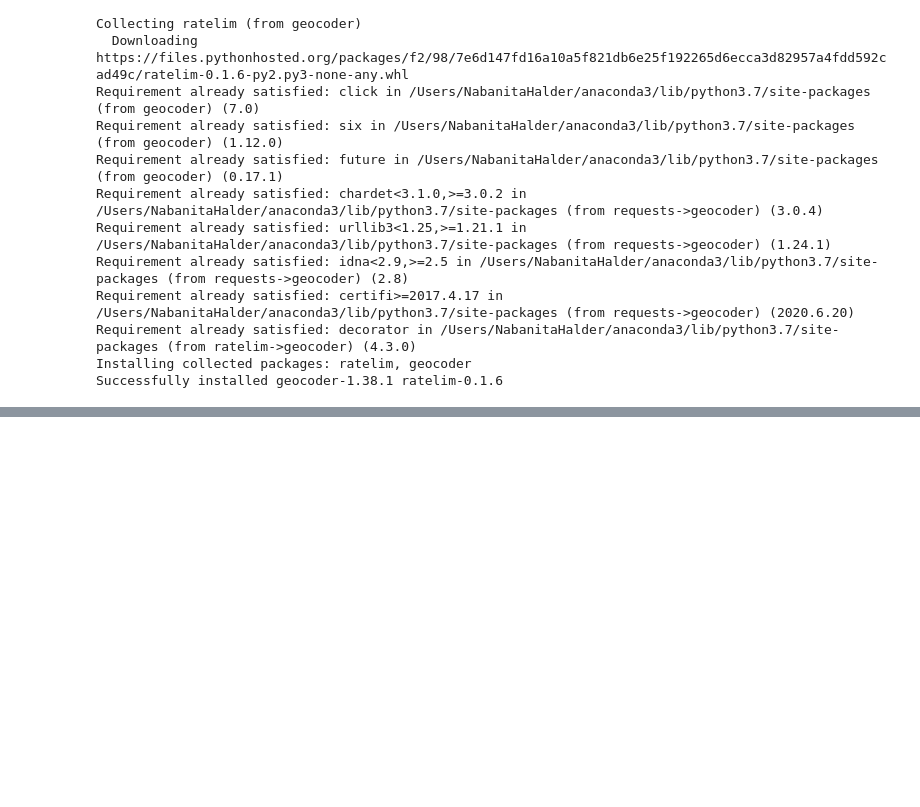
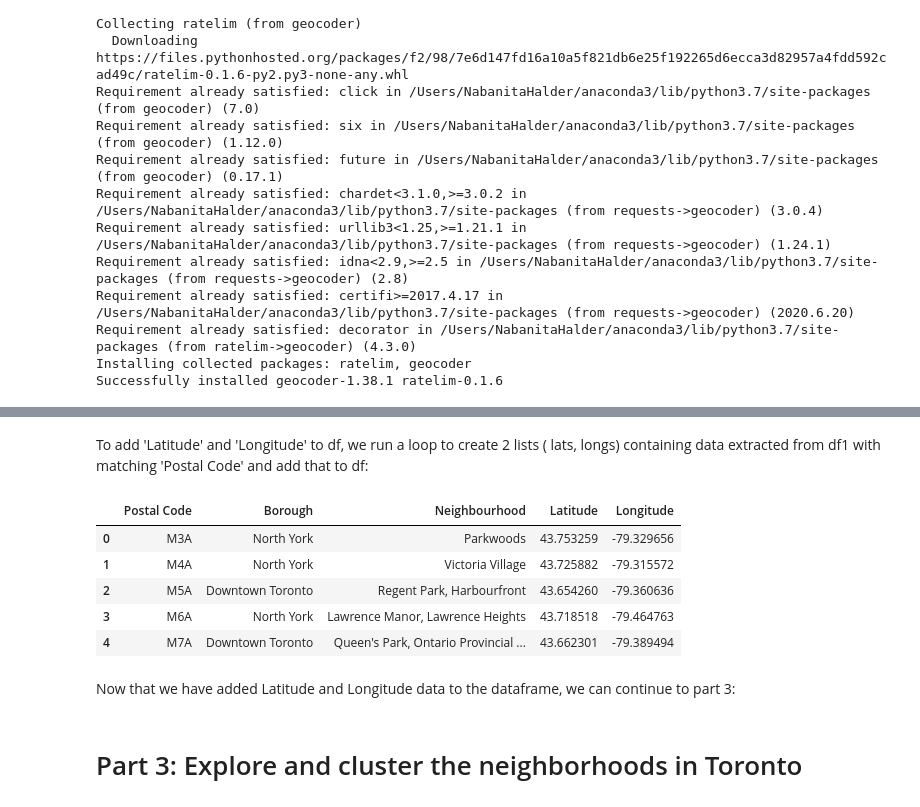
Before and after one commit to SV-Dip/Coursera_Capstone, a Jupyter notebook: Neighborhoods_Toronto.ipynb, the cells around one changed output, grey strips where cells are left out. Drawn from its saved outputs; the diff is of its cells as text; code cells hidden in the pictures; blank space fills up the shorter version.

```diff
--- a/Neighborhoods_Toronto.ipynb
+++ b/Neighborhoods_Toronto.ipynb
@@ -96,0 +101,20 @@ import geocoder
+# %%
+lat_lng_coords = None
+
+lats = []
+longs = []
+# %%
+for index, row in df.iterrows():
+    postal_code = row[0]
+    lat_lng_coords = None
+    while(lat_lng_coords is None):
+        g = geocoder.google('{}, Toronto, Ontario'.format(postal_code))
+        lat_lng_coords = g.latlng
+
+    lats.append(lat_lng_coords[0])
+    longs.append(lat_lng_coords[1])
+
+df['Latitude'] = lats
+df['Longitude'] = longs
+
+df
@@ -96,0 +126,4 @@ import geocoder
+# %%
+df1 = pd.read_csv('Geospatial_Coordinates.csv')
+
+df1.head()
@@ -96,0 +137,29 @@ import geocoder
+# %% [markdown]
+To add 'Latitude' and 'Longitude' to df, we run a loop to create 2 lists ( lats, longs) containing data extracted from df1 with matching 'Postal Code' and add that to df:
+# %%
+lats = []
+longs = []
+
+for i in range(0,len(df.index)):
+    for j in range(0, len(df1.index)):
+        if df['Postal Code'][i] == df1['Postal Code'][j]:
+            x = df1['Latitude'][j]
+            y = df1['Longitude'][j]
+            lats.append(x)
+            longs.append(y)
+
+df['Latitude'] = lats
+df['Longitude'] = longs
+# %%
+df.head()
+# %% [output]
+|  | Postal Code | Borough | Neighbourhood | Latitude | Longitude |
+| 0 | M3A | North York | Parkwoods | 43.753259 | -79.329656 |
+| 1 | M4A | North York | Victoria Village | 43.725882 | -79.315572 |
+| 2 | M5A | Downtown Toronto | Regent Park, Harbourfront | 43.654260 | -79.360636 |
+| 3 | M6A | North York | Lawrence Manor, Lawrence Heights | 43.718518 | -79.464763 |
+| 4 | M7A | Downtown Toronto | Queen's Park, Ontario Provincial ... | 43.662301 | -79.389494 |
+# %% [markdown]
+Now that we have added Latitude and Longitude data to the dataframe, we can continue to part 3:
+# %% [markdown]
+# Part 3: Explore and cluster the neighborhoods in Toronto
```
Also changed, not shown: parts of 5 cells of this notebook.
